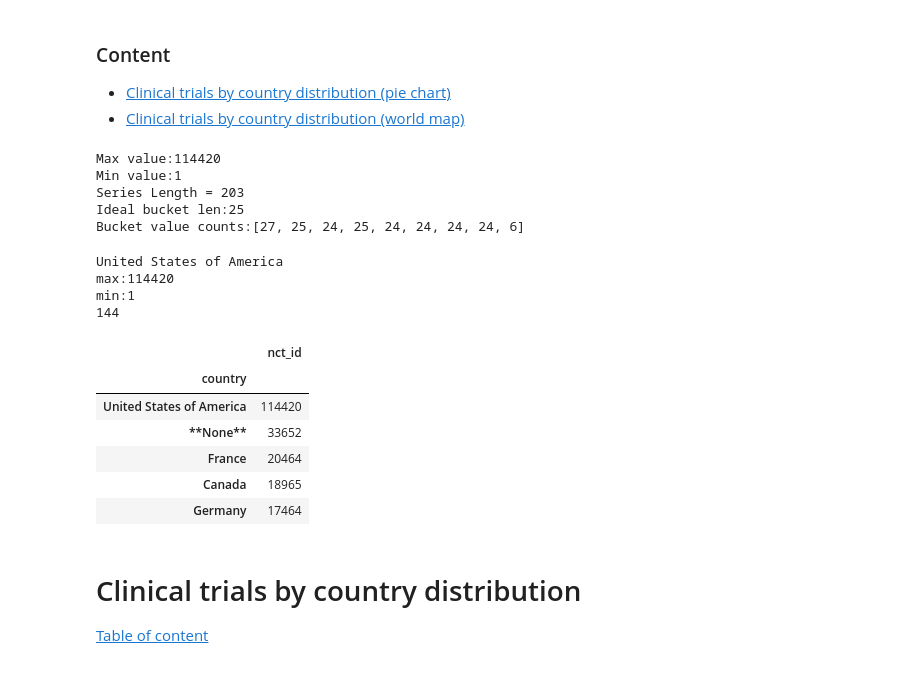
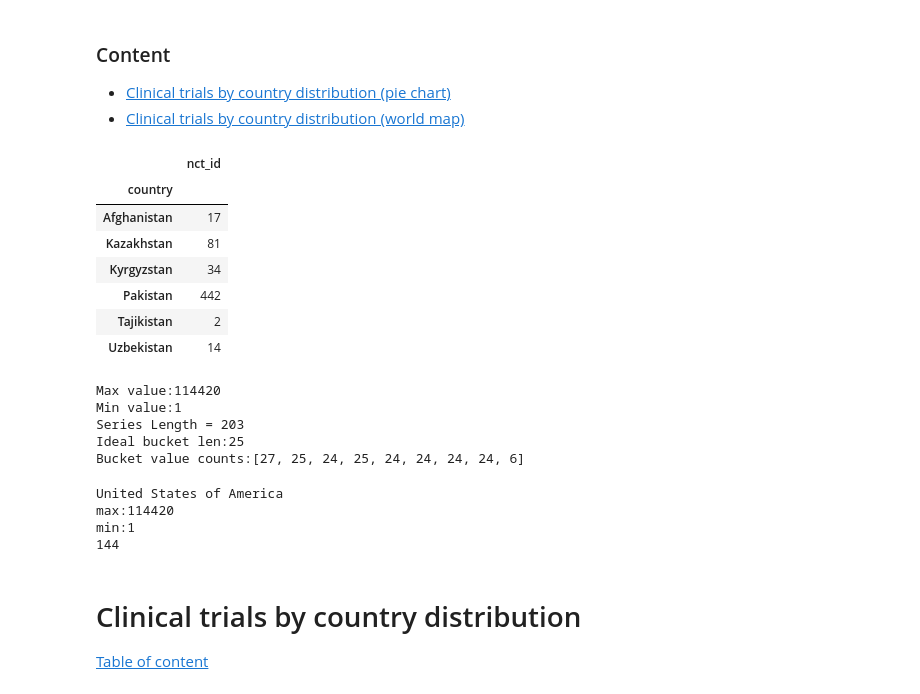
Before and after one commit to vaal12/FDA-clinical-studies-review, a Jupyter notebook: FDA_Countries_analysis.ipynb, the cells around one changed output. Saved outputs shown, nothing was run; the diff lists cells and outputs as text; code cells hidden in the pictures.

```diff
--- a/FDA_Countries_analysis.ipynb
+++ b/FDA_Countries_analysis.ipynb
@@ -9,13 +9,25 @@ import matplotlib.pyplot as plt
 %matplotlib notebook
 # %%
 countries_full_df = pd.read_csv(
-    r"c:\Dev\4. Python\03. XML converter of FDA list\goodDB\04. 2018Sep17_13-28-24\FDA_DB_COUNTRY_LOC_TABLE_2018Sep17_13-28-24.csv")
+    r"c:\Dev\04. Python\03. XML converter of FDA list\goodDB\04. 2018Sep17_13-28-24\FDA_DB_COUNTRY_LOC_TABLE_2018Sep17_13-28-24.csv")
 # countries_full_df.head()
 # %%
 #Data cleaning
 countries_full_df['country'][countries_full_df['country'] == "United States"] = "United States of America"
 countries_full_df['country'][countries_full_df['country'] == "Congo, The Democratic Republic of the"] = "Congo"
 countries_full_df['country'][countries_full_df['country'] == "Czech Republic"] = "Czechia"
+# %%
+westernSakhara_DF = pd.DataFrame(countries_full_df[countries_full_df["country"].str.lower().str.contains("stan")])
+westernSakhara_DF.groupby("country").count()
+# %% [output]
+|  | nct_id |
+| country |  |
+| Afghanistan | 17 |
+| Kazakhstan | 81 |
+| Kyrgyzstan | 34 |
+| Pakistan | 442 |
+| Tajikistan | 2 |
+| Uzbekistan | 14 |
 # %%
 counted_countries = countries_full_df.groupby('country').count()
 # %%
@@ -41,16 +53,9 @@ print("max:"+str(maxCountryCount))
 minCountryCount = sorted_counted_countries.nct_id.min()
 print("min:"+str(minCountryCount))
 print(str(len(sorted_counted_countries.groupby("nct_id"))))
-sorted_counted_countries.head()
+# sorted_counted_countries.head()
 # %% [output]
 United States of America
 max:114420
 min:1
 144
-|  | nct_id |
-| country |  |
-| United States of America | 114420 |
-| **None** | 33652 |
-| France | 20464 |
-| Canada | 18965 |
-| Germany | 17464 |
```
Also changed, not shown: parts of 3 cells of this notebook, 3 other files.
